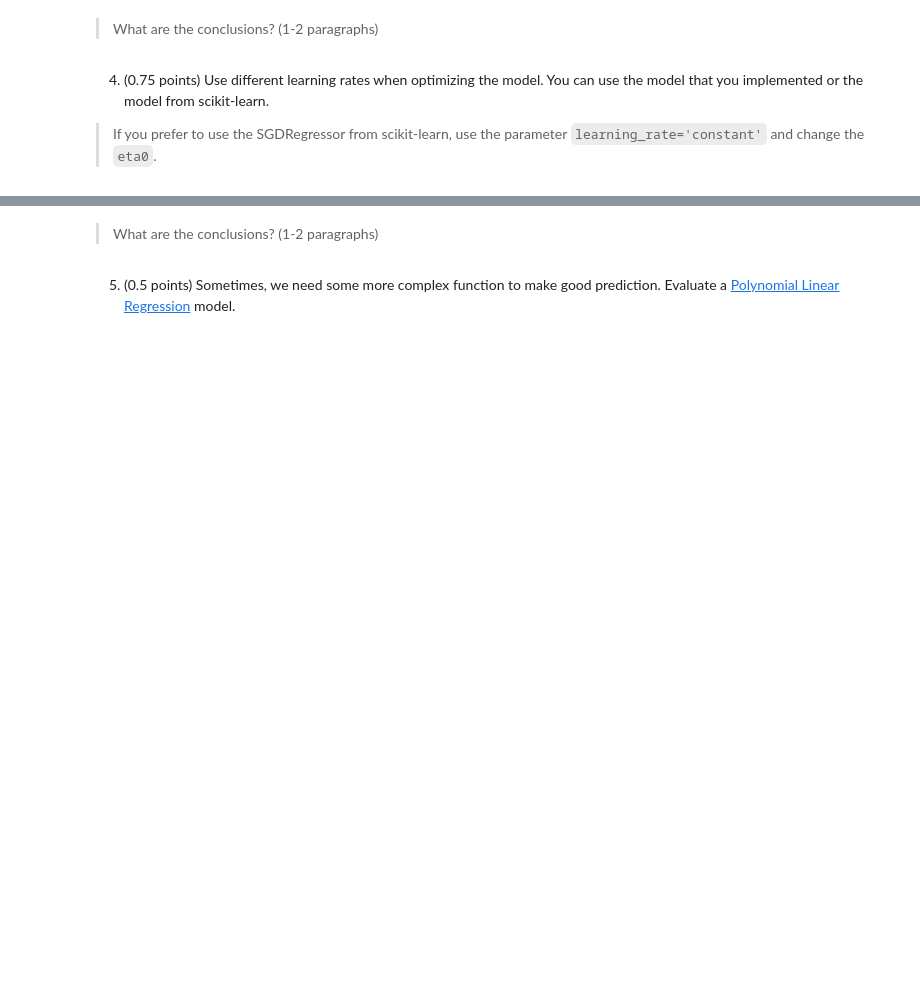
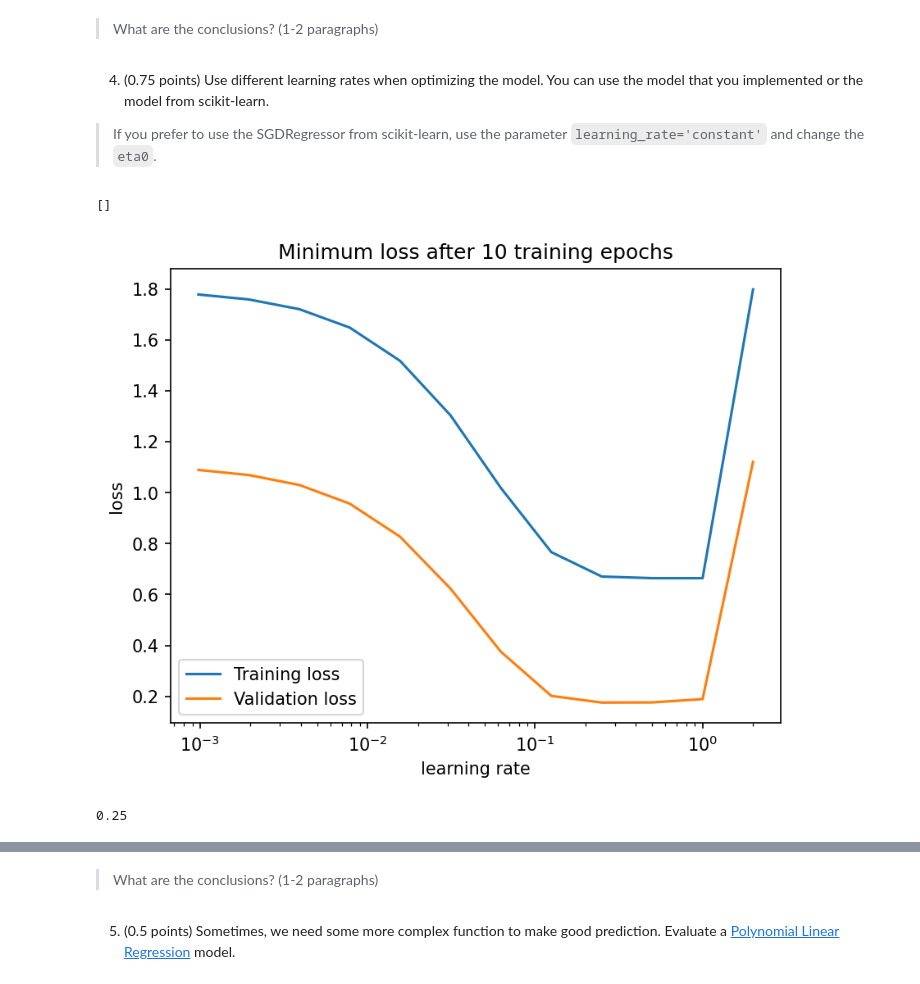
Before and after one commit to DanielGardin/MO444, a Jupyter notebook: T2_Classical_Techniques.ipynb, the cells around one changed output, grey strips where cells are left out. Saved outputs shown, nothing was run; the diff lists cells and outputs as text; code cells hidden in the pictures; blank space fills up the shorter version.

```diff
--- a/T2_Classical_Techniques.ipynb
+++ b/T2_Classical_Techniques.ipynb
@@ -479,0 +477,31 @@ plt.plot()
+# %%
+rates = [2**i for i in range(-10, 2)]
+
+train_error = []
+val_error = []
+
+for rate in rates:
+    lin = LinearRegression(rate, max_iter=10)
+    history, val_history = lin.fit(X_train, y_train, X_val, y_val, summary=False)
+
+    train_error.append(np.min(history))
+    val_error.append(np.min(val_history))
+# %%
+fig, ax = plt.subplots(dpi=150)
+
+ax.set_title("Minimum loss after 10 training epochs")
+ax.plot(rates, train_error, label="Training loss")
+ax.plot(rates, val_error, label="Validation loss")
+ax.set_xscale('log')
+ax.set_xlabel('learning rate')
+ax.set_ylabel('loss')
+ax.legend()
+plt.plot()
+# %% [output]
+[]
+[figure, added]
+# %%
+best = rates[np.argmin(val_error)]
+best
+# %% [output]
+0.25
```
Also changed, not shown: parts of 22 cells of this notebook.
